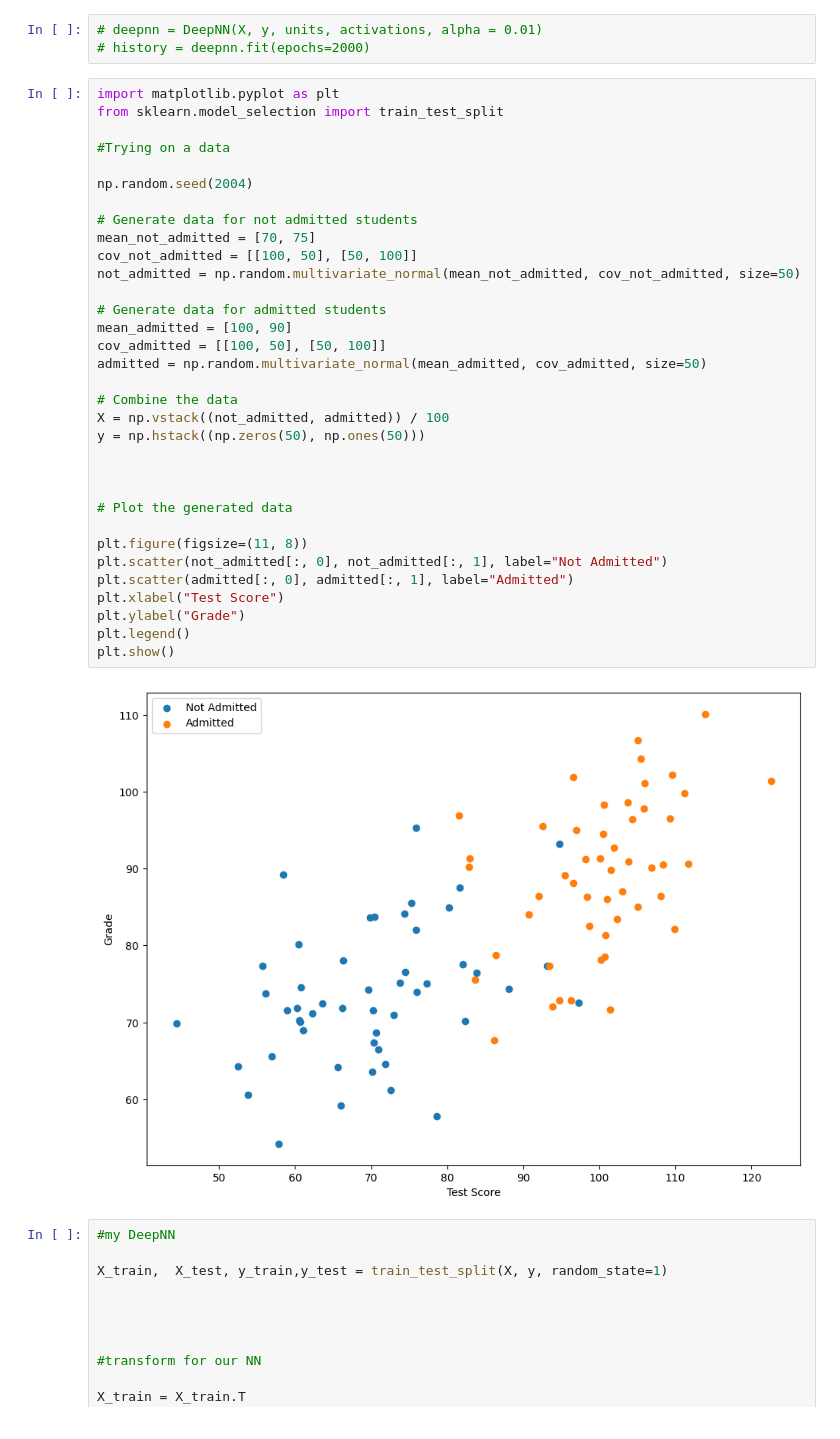
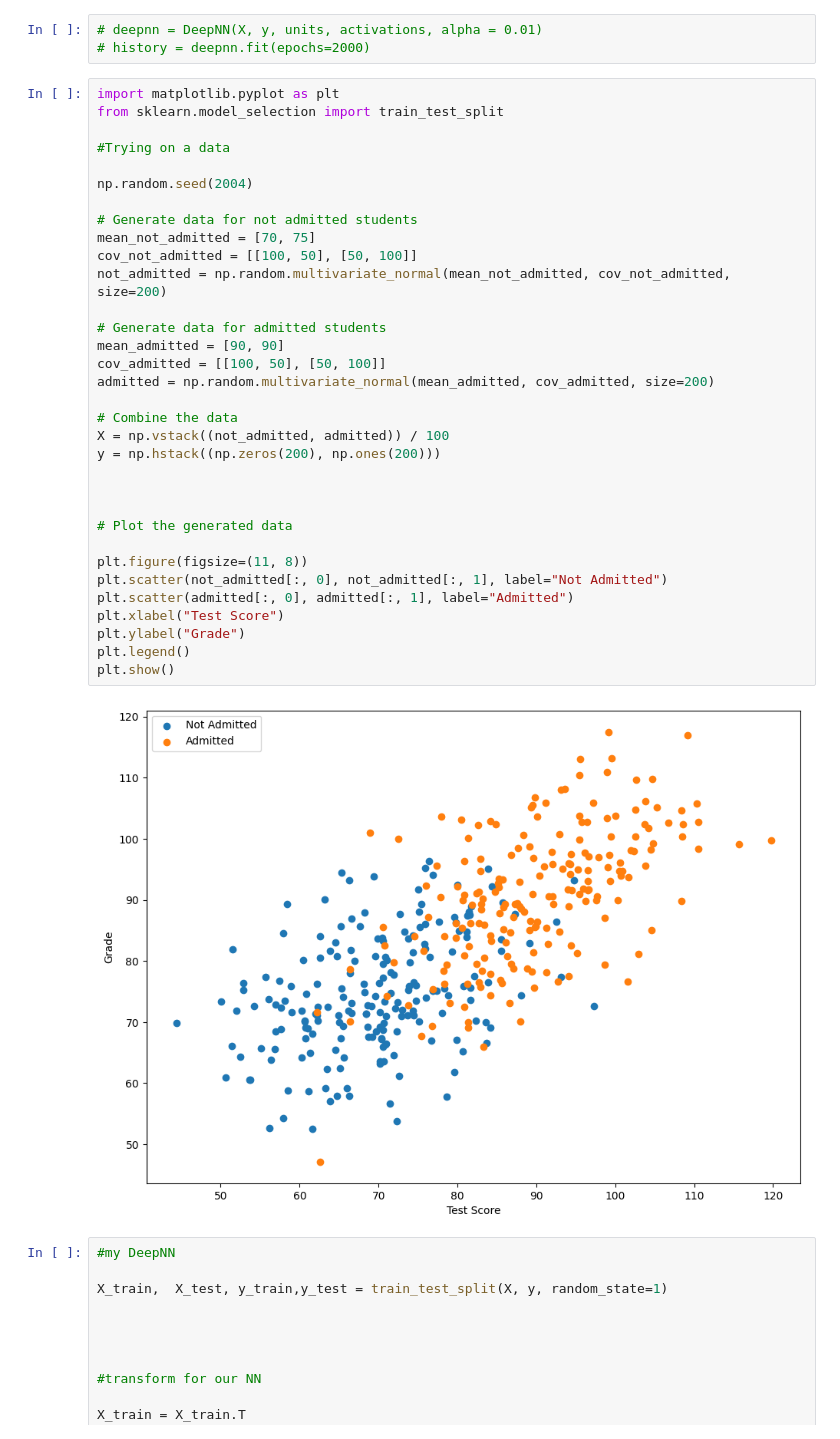
Before and after one commit to stanislavlia/DeepLearning.AI-specialization, a Jupyter notebook: Deep_Neural_Network.ipynb, the cells around one changed output. Saved outputs shown, nothing was run; the diff lists cells and outputs as text.

```diff
--- a/Deep_Neural_Network.ipynb
+++ b/Deep_Neural_Network.ipynb
@@ -241,38 +270,38 @@ activations = ["sigmoid"]
 # %%
 import matplotlib.pyplot as plt
 from sklearn.model_selection import train_test_split
 
 #Trying on a data
 
 np.random.seed(2004)
 
 # Generate data for not admitted students
 mean_not_admitted = [70, 75]
 cov_not_admitted = [[100, 50], [50, 100]]
-not_admitted = np.random.multivariate_normal(mean_not_admitted, cov_not_admitted, size=50)
+not_admitted = np.random.multivariate_normal(mean_not_admitted, cov_not_admitted, size=200)
 
 # Generate data for admitted students
-mean_admitted = [100, 90]
+mean_admitted = [90, 90]
 cov_admitted = [[100, 50], [50, 100]]
-admitted = np.random.multivariate_normal(mean_admitted, cov_admitted, size=50)
+admitted = np.random.multivariate_normal(mean_admitted, cov_admitted, size=200)
 
 # Combine the data
 X = np.vstack((not_admitted, admitted)) / 100
-y = np.hstack((np.zeros(50), np.ones(50)))
+y = np.hstack((np.zeros(200), np.ones(200)))
 
 
 
 # Plot the generated data
 
 plt.figure(figsize=(11, 8))
 plt.scatter(not_admitted[:, 0], not_admitted[:, 1], label="Not Admitted")
 plt.scatter(admitted[:, 0], admitted[:, 1], label="Admitted")
 plt.xlabel("Test Score")
 plt.ylabel("Grade")
 plt.legend()
 plt.show()
 # %% [output]
-[figure, old version]
+[figure, new version]
 # %%
 #my DeepNN
 
```
Also changed, not shown: parts of 5 cells of this notebook.
